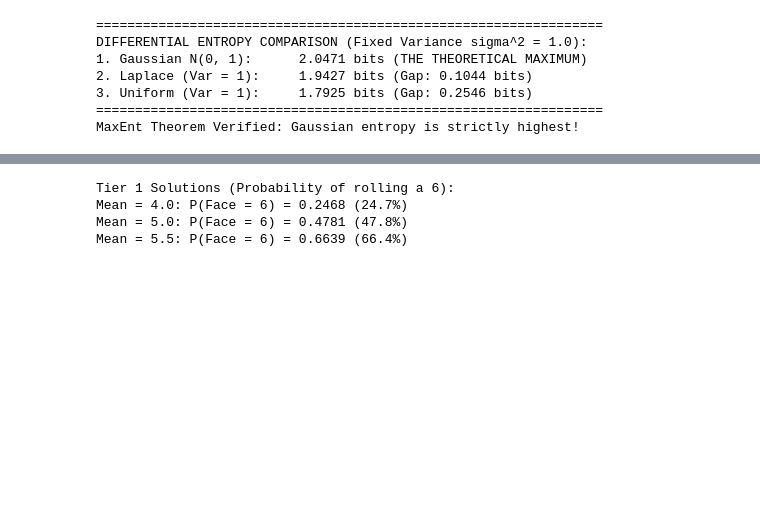
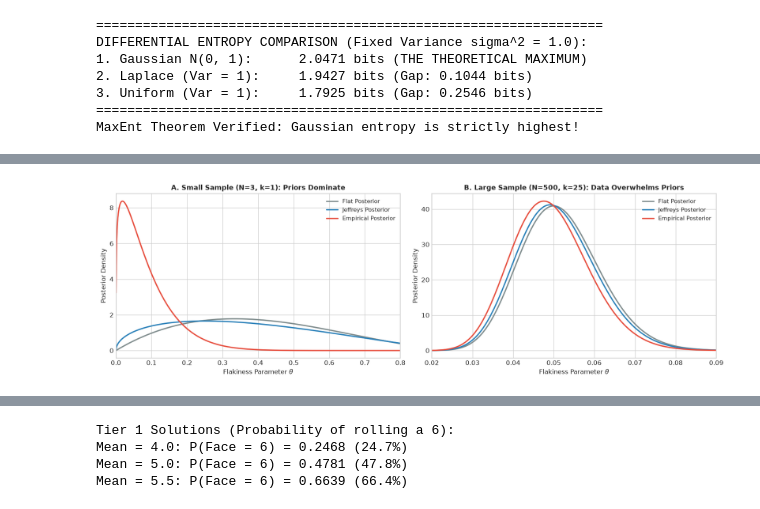
Before and after one commit to tarobins/inference-and-information, a Jupyter notebook: python/03_maximum_entropy_priors.ipynb, the cells around one changed output, grey strips where cells are left out. Drawn from its saved outputs; the diff is of its cells as text; code cells hidden in the pictures; blank space fills up the shorter version.

```diff
--- a/python/03_maximum_entropy_priors.ipynb
+++ b/python/03_maximum_entropy_priors.ipynb
@@ -189,0 +198,81 @@ MaxEnt Theorem Verified: Gaussian entropy is strictly highest!
+# %%
+from scipy.stats import beta as beta_dist
+
+def fit_beta_empirical_bayes(mean, std):
+    """
+    Fits Beta(alpha0, beta0) via method of moments from empirical mean and std.
+    """
+    var = std ** 2
+    if var >= mean * (1.0 - mean):
+        raise ValueError("Variance too large for Beta distribution")
+    sum_ab = (mean * (1.0 - mean) / var) - 1.0
+    alpha = mean * sum_ab
+    beta = (1.0 - mean) * sum_ab
+    return float(alpha), float(beta)
+
+# Fleet telemetry: mu = 0.02, sigma = 0.04
+mu_repo = 0.02
+sigma_repo = 0.04
+a_fleet, b_fleet = fit_beta_empirical_bayes(mu_repo, sigma_repo)
+
+print("=== Empirical Bayes Fleet Prior Fit ===")
+print(f"Monorepo Telemetry: mean = {mu_repo:.2f}, std = {sigma_repo:.2f}")
+print(f"Fitted Fleet Prior: Beta({a_fleet:.3f}, {b_fleet:.3f})")
+print(f"Effective Prior Sample Size: {a_fleet + b_fleet:.2f} runs\n")
+
+# Prior Sensitivity Comparison
+priors = [
+    ("Flat Beta(1, 1)", 1.0, 1.0),
+    ("Jeffreys Beta(0.5, 0.5)", 0.5, 0.5),
+    ("Empirical Fleet Beta(0.225, 11.025)", a_fleet, b_fleet)
+]
+
+scenarios = [
+    ("Small Sample (N=3, k=1)", 1, 2),
+    ("Large Sample (N=500, k=25)", 25, 475)
+]
+
+print("=== Prior Sensitivity Analysis ===")
+for sc_name, k, passes in scenarios:
+    print(f"\n--- {sc_name} ---")
+    for name, a0, b0 in priors:
+        post_a = a0 + k
+        post_b = b0 + passes
+        post_mean = post_a / (post_a + post_b)
+        low, high = beta_dist.ppf([0.025, 0.975], post_a, post_b)
+        print(f"{name:32s} -> Post: Beta({post_a:.3f}, {post_b:.3f}) | Mean: {post_mean:.4f} | 95% ETI: [{low:.4f}, {high:.4f}]")
+
+# Visualization: 2-Panel Diagnostic Figure
+fig, axes = plt.subplots(1, 2, figsize=(14, 4.5))
+
+theta_small = np.linspace(0.0001, 0.9, 500)
+colors = ['#7f8c8d', '#2980b9', '#e74c3c']
+
+# Panel 1: Small sample (N=3, k=1)
+for (name, a0, b0), c in zip(priors, colors):
+    post_a = a0 + 1
+    post_b = b0 + 2
+    axes[0].plot(theta_small, beta_dist.pdf(theta_small, post_a, post_b),
+                 lw=2, color=c, label=f"{name.split()[0]} Posterior")
+axes[0].set_title("A. Small Sample (N=3, k=1): Priors Dominate", fontsize=11, fontweight='bold')
+axes[0].set_xlabel(r"Flakiness Parameter $\theta$", fontsize=10)
+axes[0].set_ylabel("Posterior Density", fontsize=10)
+axes[0].set_xlim(0, 0.8)
+axes[0].legend(fontsize=9)
+
+# Panel 2: Large sample (N=500, k=25)
+theta_large = np.linspace(0.01, 0.10, 500)
+for (name, a0, b0), c in zip(priors, colors):
+    post_a = a0 + 25
+    post_b = b0 + 475
+    axes[1].plot(theta_large, beta_dist.pdf(theta_large, post_a, post_b),
+                 lw=2, color=c, label=f"{name.split()[0]} Posterior")
+axes[1].set_title("B. Large Sample (N=500, k=25): Data Overwhelms Priors", fontsize=11, fontweight='bold')
+axes[1].set_xlabel(r"Flakiness Parameter $\theta$", fontsize=10)
+axes[1].set_ylabel("Posterior Density", fontsize=10)
+axes[1].set_xlim(0.02, 0.09)
+axes[1].legend(fontsize=9)
+
+plt.tight_layout()
+plt.show()
+# %% [output]
@@ -190,3 +295,4 @@ MaxEnt Theorem Verified: Gaussian entropy is strictly highest!
+[figure, added]
 # %% [markdown]
 ---
 
```
Also changed, not shown: parts of 3 cells of this notebook, 26 other files.
